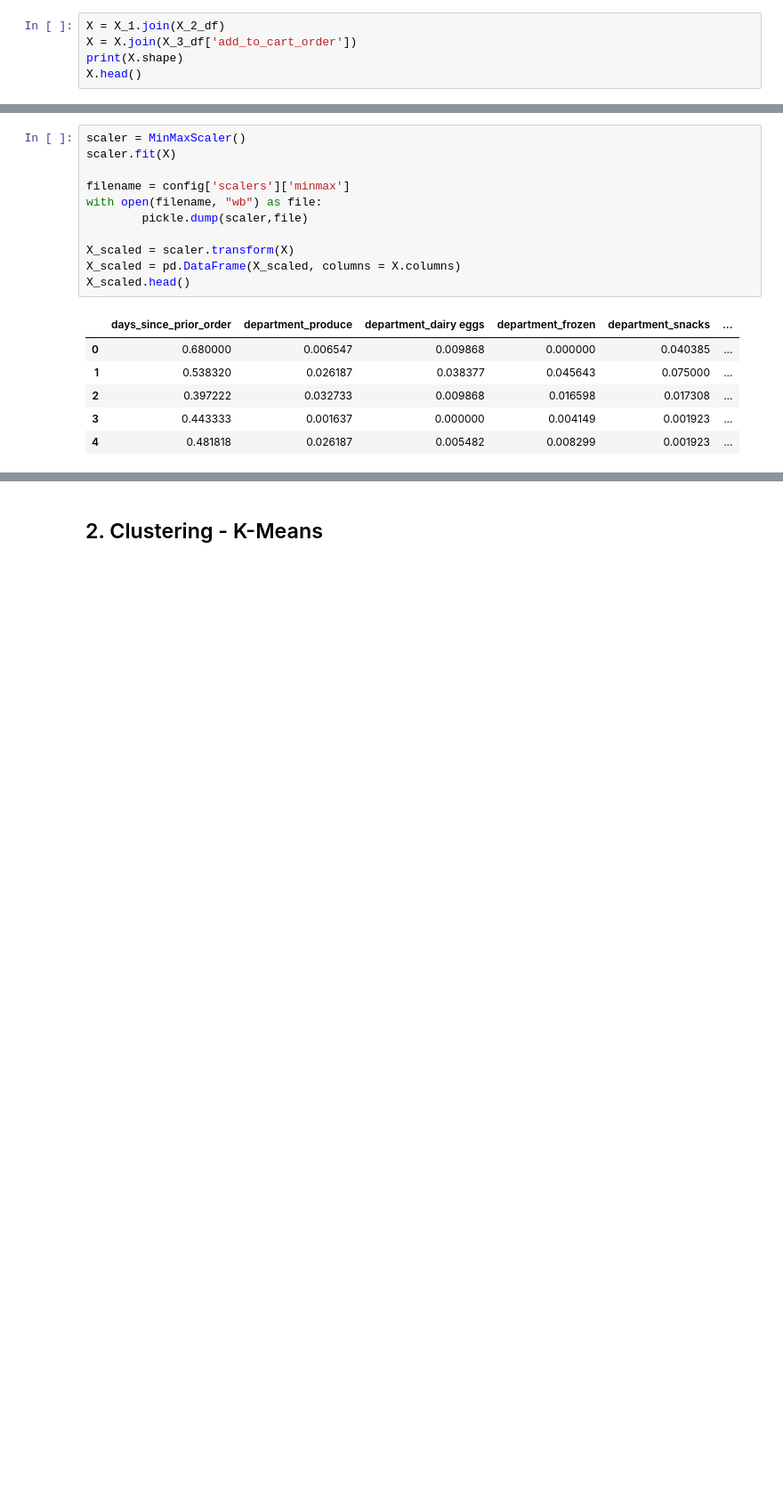
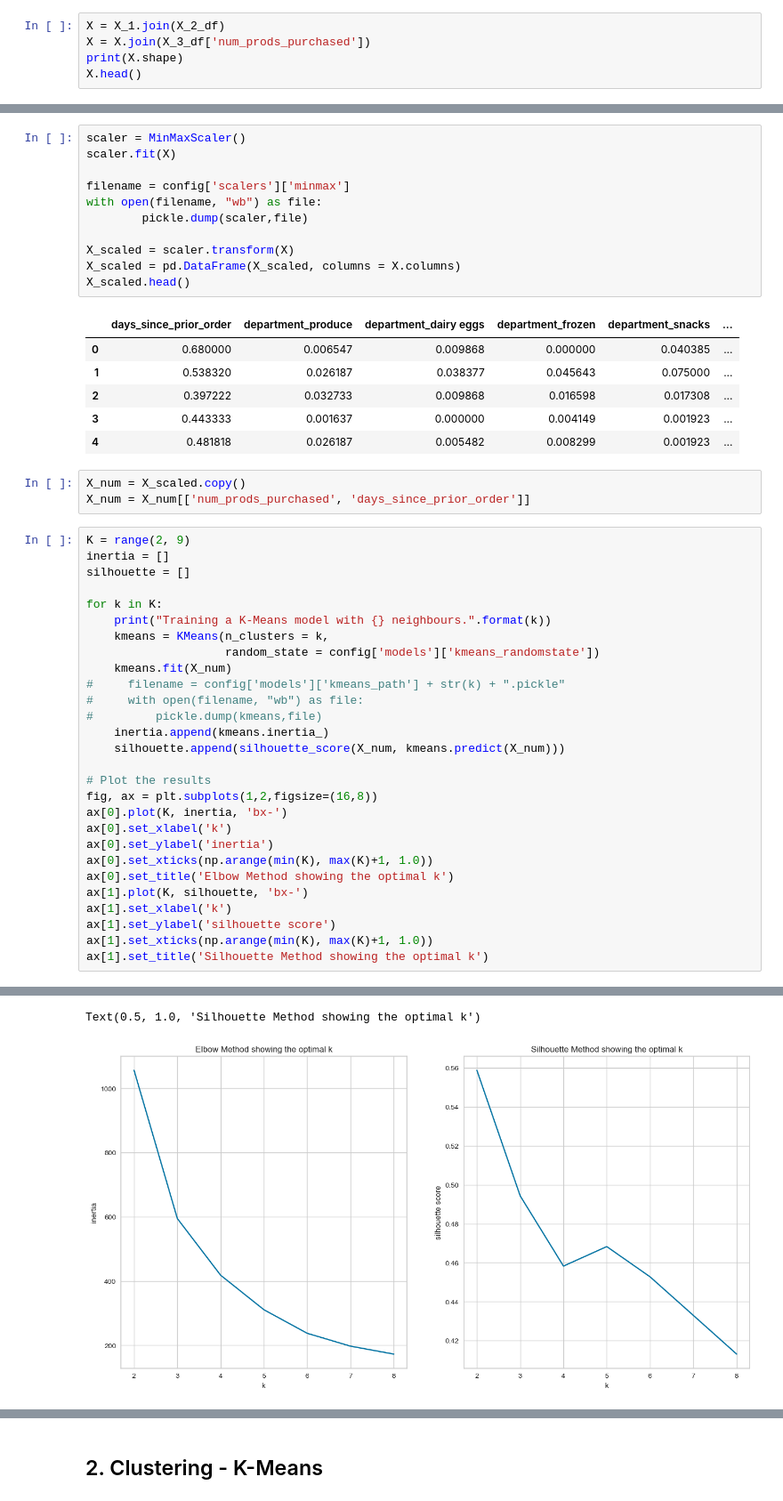
Before and after one commit to ameliapt/instacart_project, a Jupyter notebook: notebooks/2. K-Means_clustering.ipynb, the cells around one changed output, grey strips where cells are left out. Shown: that part at 89% size. Saved outputs shown, nothing was run; the diff lists cells and outputs as text; blank space fills up the shorter version.

```diff
--- a/notebooks/2. K-Means_clustering.ipynb
+++ b/notebooks/2. K-Means_clustering.ipynb
@@ -280,7 +277,7 @@ X_3_df.shape
 Combine the three datasets and apply MinMaxScaler
 # %%
 X = X_1.join(X_2_df)
-X = X.join(X_3_df['add_to_cart_order'])
+X = X.join(X_3_df['num_prods_purchased'])
 print(X.shape)
 X.head()
 # %% [output]
@@ -337,3 +334,35 @@ X_scaled.head()
 | 2 | 0.397222 | 0.032733 | 0.009868 | 0.016598 | 0.017308 | ... |
 | 3 | 0.443333 | 0.001637 | 0.000000 | 0.004149 | 0.001923 | ... |
 | 4 | 0.481818 | 0.026187 | 0.005482 | 0.008299 | 0.001923 | ... |
+# %%
+X_num = X_scaled.copy()
+X_num = X_num[['num_prods_purchased', 'days_since_prior_order']]
+# %%
+K = range(2, 9)
+inertia = []
+silhouette = []
+
+for k in K:
+    print("Training a K-Means model with {} neighbours.".format(k))
+    kmeans = KMeans(n_clusters = k,
+                    random_state = config['models']['kmeans_randomstate'])
+    kmeans.fit(X_num)
+#     filename = config['models']['kmeans_path'] + str(k) + ".pickle"
+#     with open(filename, "wb") as file:
+#         pickle.dump(kmeans,file)
+    inertia.append(kmeans.inertia_)
+    silhouette.append(silhouette_score(X_num, kmeans.predict(X_num)))
+
+# Plot the results
+fig, ax = plt.subplots(1,2,figsize=(16,8))
+ax[0].plot(K, inertia, 'bx-')
+ax[0].set_xlabel('k')
+ax[0].set_ylabel('inertia')
+ax[0].set_xticks(np.arange(min(K), max(K)+1, 1.0))
+ax[0].set_title('Elbow Method showing the optimal k')
+ax[1].plot(K, silhouette, 'bx-')
+ax[1].set_xlabel('k')
+ax[1].set_ylabel('silhouette score')
+ax[1].set_xticks(np.arange(min(K), max(K)+1, 1.0))
+ax[1].set_title('Silhouette Method showing the optimal k')
+# %% [output]
@@ -339,0 +376,2 @@ X_scaled.head()
+Text(0.5, 1.0, 'Silhouette Method showing the optimal k')
+[figure, added]
```
Also changed, not shown: parts of 44 cells of this notebook, 15 other files.
